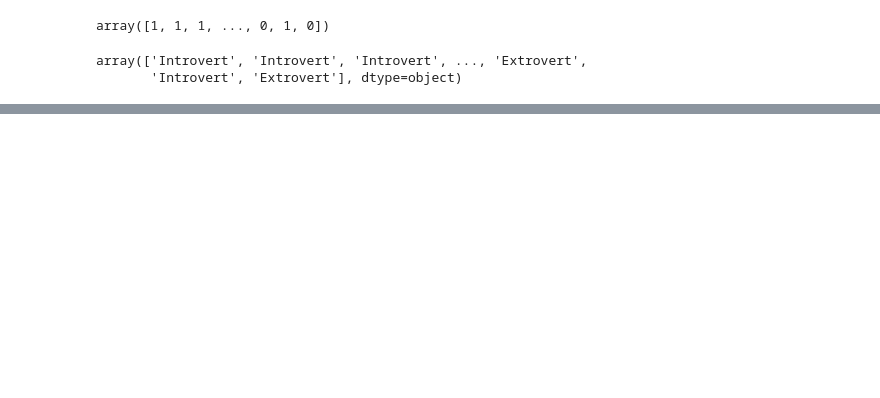
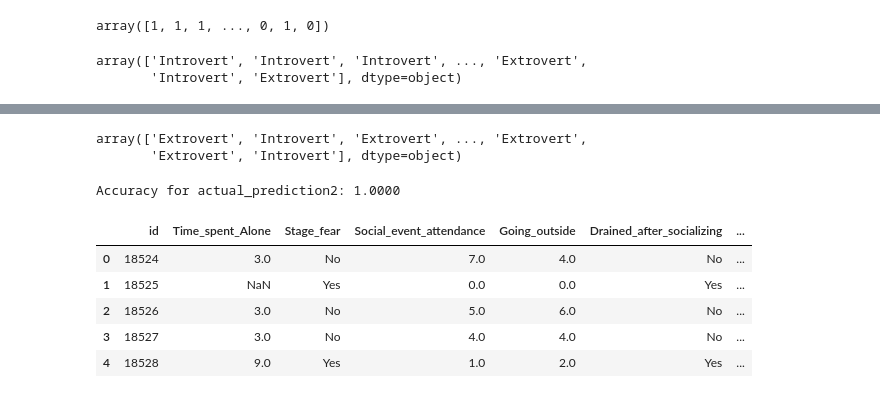
Before and after one commit to kokilagaurav/introvert_extrovert_analysis, a Jupyter notebook: notebook.ipynb, the cells around one changed output, grey strips where cells are left out. Cells and saved outputs as stored; diff of their text form; code cells hidden in the pictures; blank space fills up the shorter version.

Commit message:
accuracy 0.973279

```diff
--- a/notebook.ipynb
+++ b/notebook.ipynb
@@ -691,0 +700,11 @@ array(['Introvert', 'Introvert', 'Introvert', ..., 'Extrovert',
+# %%
+actual_prediction2
+# %% [output]
+array(['Extrovert', 'Introvert', 'Extrovert', ..., 'Extrovert',
+       'Extrovert', 'Introvert'], dtype=object)
+# %%
+# Calculate accuracy for actual_prediction2
+accuracy_actual_prediction2 = np.mean(actual_prediction2 == label_encoder.inverse_transform(y_pred_test_classes2))
+print(f"Accuracy for actual_prediction2: {accuracy_actual_prediction2:.4f}")
+# %% [output]
+Accuracy for actual_prediction2: 1.0000
@@ -691,0 +719,17 @@ array(['Introvert', 'Introvert', 'Introvert', ..., 'Extrovert',
+# %%
+df_test = pd.read_csv('test.csv')
+# %%
+prediction = pd.read_csv('actual_prediction2.csv')
+# %%
+# Join df_test and prediction along the columns
+df_test_with_prediction = pd.concat([df_test, prediction], axis=1)
+
+# Display the resulting DataFrame
+df_test_with_predictiondf_test_with_prediction.head()
+# %% [output]
+|  | id | Time_spent_Alone | Stage_fear | Social_event_attendance | Going_outside | Drained_after_socializing | ... |
+| 0 | 18524 | 3.0 | No | 7.0 | 4.0 | No | ... |
+| 1 | 18525 | NaN | Yes | 0.0 | 0.0 | Yes | ... |
+| 2 | 18526 | 3.0 | No | 5.0 | 6.0 | No | ... |
+| 3 | 18527 | 3.0 | No | 4.0 | 4.0 | No | ... |
+| 4 | 18528 | 9.0 | Yes | 1.0 | 2.0 | Yes | ... |
```
Also changed, not shown: parts of 13 cells of this notebook.
